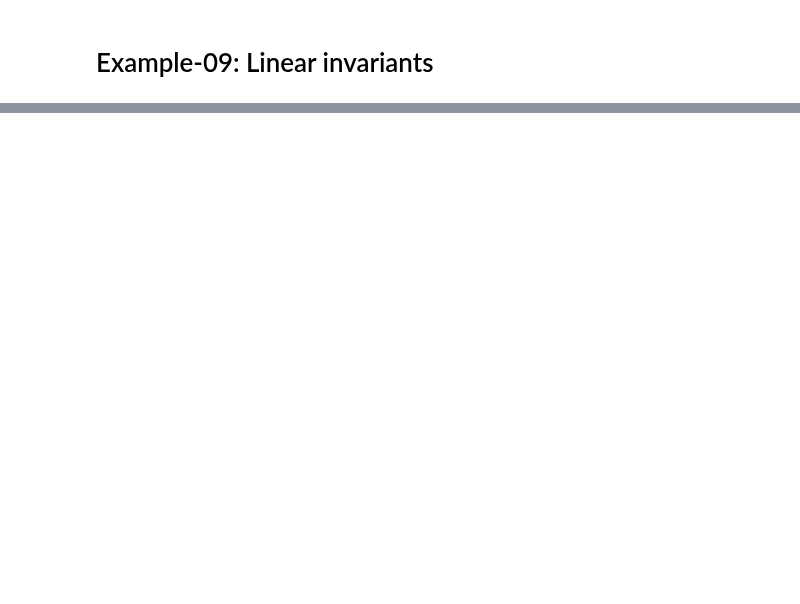
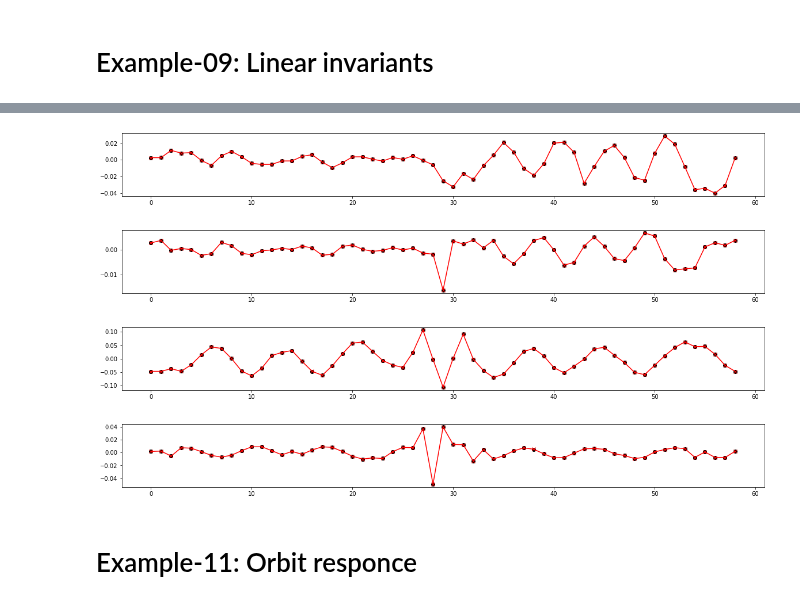
Before and after one commit to i-a-morozov/harmonica, a Jupyter notebook: notebook/nb_model.ipynb, the cells around one changed output, grey strips where cells are left out. Drawn from its saved outputs; the diff is of its cells as text; code cells hidden in the pictures; blank space fills up the shorter version.

```diff
--- a/notebook/nb_model.ipynb
+++ b/notebook/nb_model.ipynb
@@ -1569,0 +1708,32 @@ Y: mean=2.83928318e-07, std=4.72262541e-20
+# %%
+# Generate test trajectories for uncoupled model
+
+# Set uncoupled model
+
+model = Model(path='../config_uncoupled.yaml', model='uncoupled', dtype=dtype, device=device)
+
+# Set errors
+
+model.make_error(1.0E-3, 1.0E-3, length=0.01, angle_x=1.0E-3, angle_y=1.0E-3)
+
+# Compute transport
+
+model.make_transport(error=True, exact=False)
+
+# Compute twiss (not used in generation of trajectories)
+
+model.make_twiss()
+print(model.is_stable)
+
+# Set initial condition
+
+state = torch.tensor([0.002, 0.0, 0.002, 0.0], dtype=dtype, device=device)
+
+# Set number of iterations
+
+length = 2**10
+
+# Generate trajectories
+
+trajectory =  model.make_trajectory(state, length, error=True, transport=False)
+print(trajectory.shape)
@@ -1569,0 +1763,15 @@ Y: mean=2.83928318e-07, std=4.72262541e-20
+# %%
+# Compare closed orbits
+
+for plane in range(len(state)):
+    plt.figure(figsize=(20, 2))
+    plt.plot(range(model.size), model.orbit[:, plane], color='red', marker='x')
+    plt.scatter(range(model.size), trajectory[..., plane].mean(1), color='black', marker='o')
+    plt.show()
+# %% [output]
+[figure, added]
+[figure, added]
+[figure, added]
+[figure, added]
+# %% [markdown]
+# Example-11: Orbit responce
```
Also changed, not shown: parts of 60 cells of this notebook, 2 other files.
